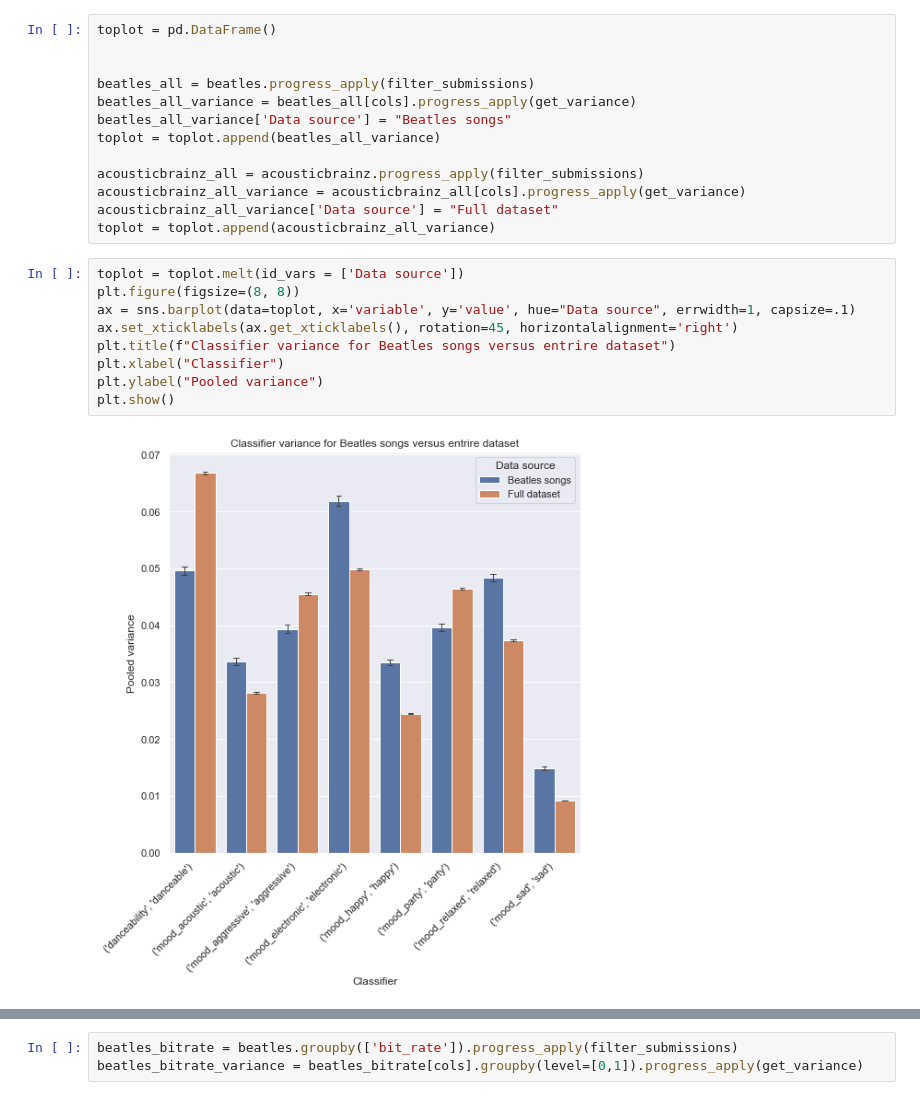
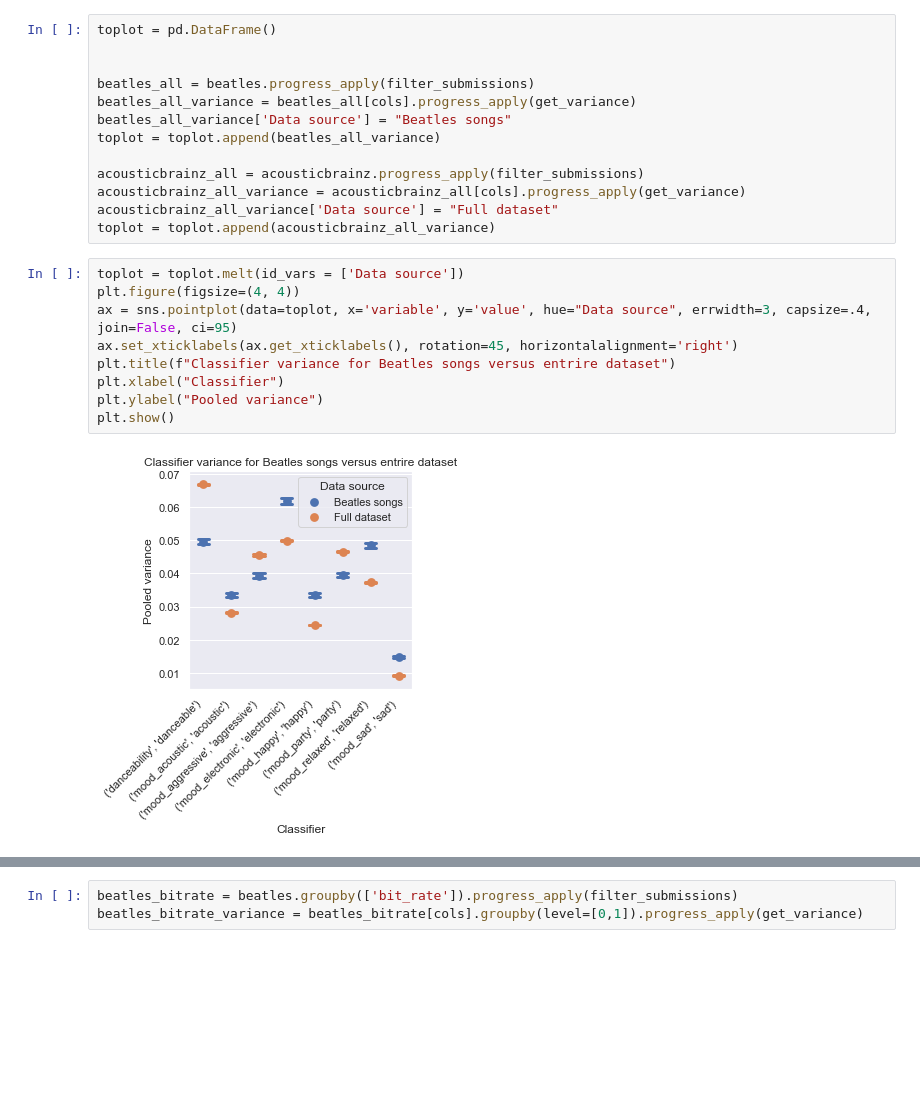
Before and after one commit to chrismostert/Thesis, a Jupyter notebook: beatles_analysis.ipynb, the cells around one changed output, grey strips where cells are left out. Saved outputs shown, nothing was run; the diff lists cells and outputs as text; blank space fills up the shorter version.

```diff
--- a/beatles_analysis.ipynb
+++ b/beatles_analysis.ipynb
@@ -46,12 +46,12 @@ acousticbrainz_all_variance['Data source'] = "Full dataset"
 toplot = toplot.append(acousticbrainz_all_variance)
 # %%
 toplot = toplot.melt(id_vars = ['Data source'])
-plt.figure(figsize=(8, 8))
-ax = sns.barplot(data=toplot, x='variable', y='value', hue="Data source", errwidth=1, capsize=.1)
+plt.figure(figsize=(4, 4))
+ax = sns.pointplot(data=toplot, x='variable', y='value', hue="Data source", errwidth=3, capsize=.4, join=False, ci=95)
 ax.set_xticklabels(ax.get_xticklabels(), rotation=45, horizontalalignment='right')
 plt.title(f"Classifier variance for Beatles songs versus entrire dataset")
 plt.xlabel("Classifier")
 plt.ylabel("Pooled variance")
 plt.show()
 # %% [output]
-[figure, old version]
+[figure, new version]
```
Also changed, not shown: parts of 7 cells of this notebook, 3 other files.
